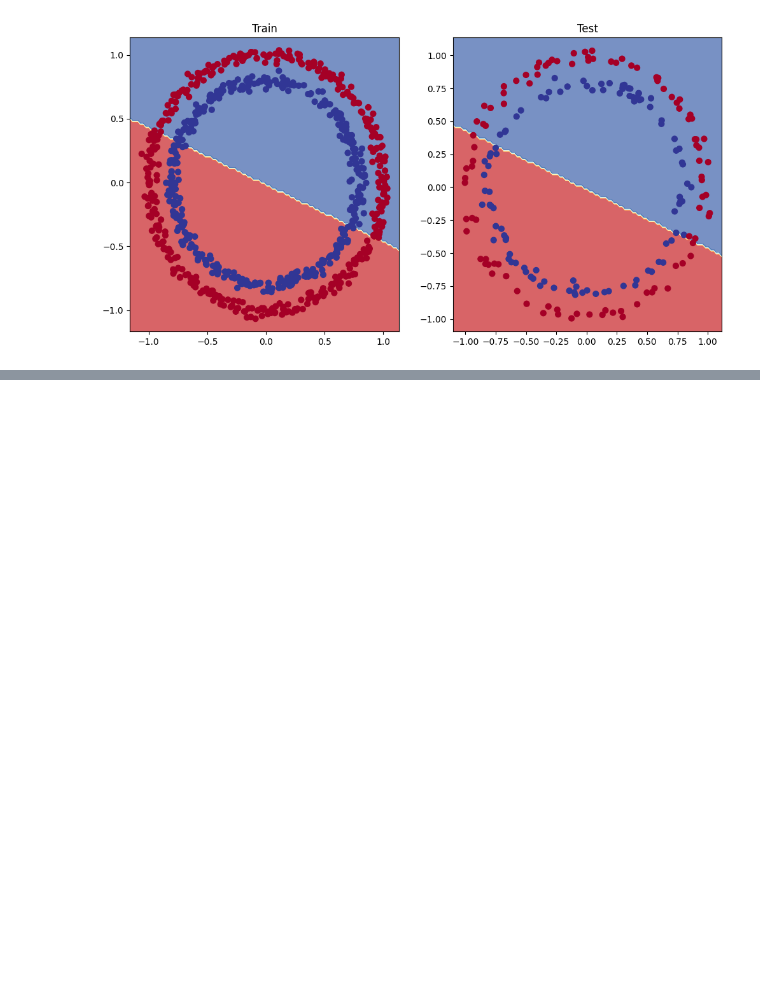
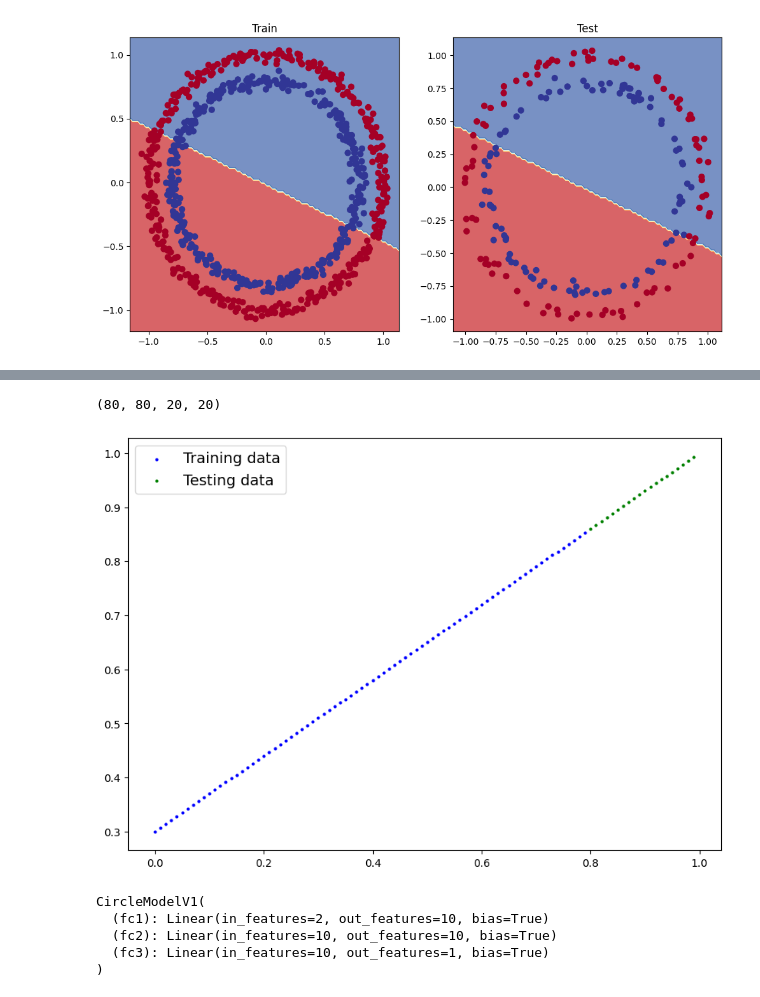
Before and after one commit to OkanHollanderDM/DeepLearning_PyTorch, a Jupyter notebook: 02_neural_network_classification_with_pytorch.ipynb, the cells around one changed output, grey strips where cells are left out. Saved outputs shown, nothing was run; the diff lists cells and outputs as text; code cells hidden in the pictures; blank space fills up the shorter version.

```diff
--- a/02_neural_network_classification_with_pytorch.ipynb
+++ b/02_neural_network_classification_with_pytorch.ipynb
@@ -551,0 +556,15 @@ plt.show()
+# %%
+# Create some data (some as notebook 01)
+weight = 0.7
+bias = 0.3
+start = 0
+end = 1
+step = 0.01
+
+# Create data
+X_regression = torch.arange(start, end, step).unsqueeze(dim=1)
+y_regression = weight * X_regression + bias # Linear regression formula (without epsilon)
+
+# Check the data
+print(len(X_regression))
+X_regression[:5], y_regression[:5]
@@ -551,0 +583,26 @@ plt.show()
+# %%
+# Create train and test sets
+train_split = int(0.8 * len(X_regression))
+X_train_reg, y_train_reg = X_regression[:train_split], y_regression[:train_split]
+X_test_reg, y_test_reg = X_regression[train_split:], y_regression[train_split:]
+
+# Check the lengths
+len(X_train_reg), len(y_train_reg), len(X_test_reg), len(y_test_reg)
+# %% [output]
+(80, 80, 20, 20)
+# %%
+from helper_functions import plot_predictions
+plot_predictions(train_data=X_train_reg,
+                  train_labels=y_train_reg,
+                  test_data=X_test_reg,
+                  test_labels=y_test_reg)
+# %% [output]
+[figure, added]
+# %%
+model_1
+# %% [output]
+CircleModelV1(
+  (fc1): Linear(in_features=2, out_features=10, bias=True)
+  (fc2): Linear(in_features=10, out_features=10, bias=True)
+  (fc3): Linear(in_features=10, out_features=1, bias=True)
+)
```
Also changed, not shown: parts of 2 cells of this notebook.
